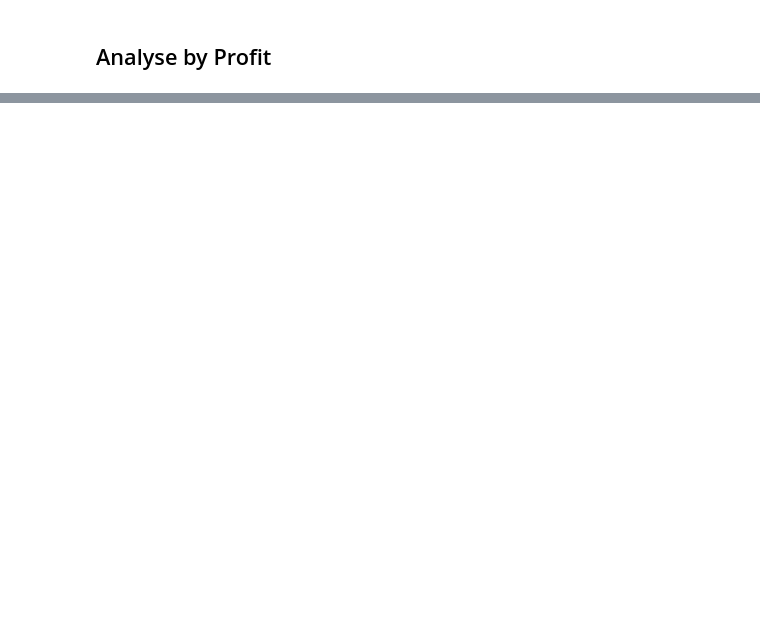
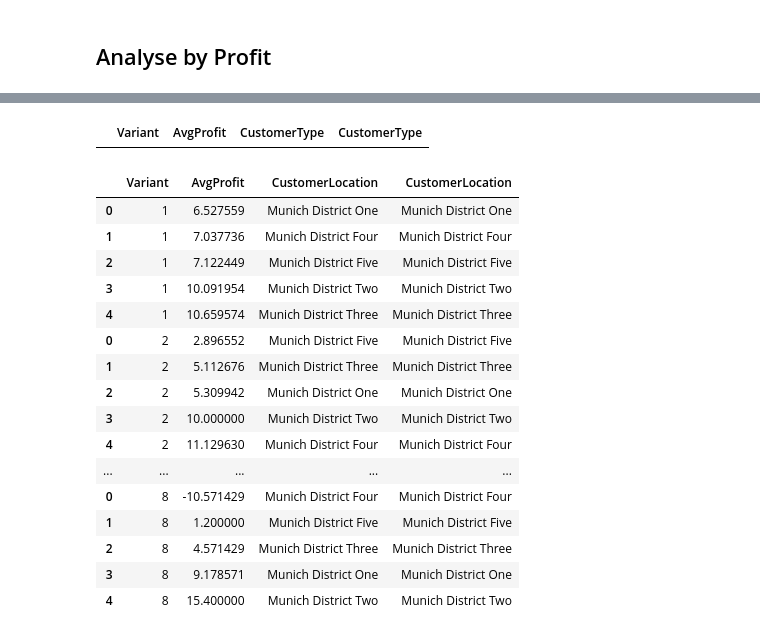
Before and after one commit to philippmayrth/IISProcessInt, a Jupyter notebook: BPMN.ipynb, the cells around one changed output, grey strips where cells are left out. Drawn from its saved outputs; the diff is of its cells as text; code cells hidden in the pictures; blank space fills up the shorter version.

```diff
--- a/BPMN.ipynb
+++ b/BPMN.ipynb
@@ -384,0 +405,5 @@ IsCustomerSatisfied: 0.14747506910145264
+# %%
+profitByVariant = pd.read_sql_query("""SELECT Variant, avg(Revenue - Costs) AS AvgProfit
+FROM Pizza_Case
+GROUP BY Variant""", con)
+profitByVariant
@@ -384,0 +421,45 @@ IsCustomerSatisfied: 0.14747506910145264
+# %%
+def profitBy(attribute, where="1=1"):
+    return pd.read_sql_query(f"""SELECT {attribute}, avg(Revenue - Costs) AS AvgProfit, *
+    FROM Pizza_Case
+    where {where}
+    GROUP BY {attribute}
+    order by AvgProfit
+    """, con)
+# %%
+def analyseProfitBy(column, wheres=["1=1"], keepFields=[], keepAll=False):
+    assert type(keepFields) == list, "field list must be LIST not " + str(type(keepFields))
+    assert type(wheres) == list, "where must be a list of where clauses not "+str(type(wheres))
+    profitByVariant = pd.DataFrame()
+    for i in wheres:
+        res = profitBy(column, i)
+        profitByVariant = pd.concat([profitByVariant, res])
+    keepCols = profitByVariant[keepFields + ["AvgProfit", column]]
+    # delete all rows where avgprofit is bigger than 0
+    if keepAll == False:
+        keepCols = keepCols[keepCols["AvgProfit"] < 0]
+    return keepCols
+# %%
+analyseProfitBy("CustomerType", [f"Variant = {i}" for i in range(0, 9)], ["Variant"])
+# %% [output]
+|  | Variant | AvgProfit | CustomerType | CustomerType |
+# %%
+analyseProfitBy("CustomerLocation", [f"Variant = {i}" for i in range(0, 9)], ["Variant"], keepAll=True)
+# %% [output]
+|  | Variant | AvgProfit | CustomerLocation | CustomerLocation |
+| 0 | 1 | 6.527559 | Munich District One | Munich District One |
+| 1 | 1 | 7.037736 | Munich District Four | Munich District Four |
+| 2 | 1 | 7.122449 | Munich District Five | Munich District Five |
+| 3 | 1 | 10.091954 | Munich District Two | Munich District Two |
+| 4 | 1 | 10.659574 | Munich District Three | Munich District Three |
+| 0 | 2 | 2.896552 | Munich District Five | Munich District Five |
+| 1 | 2 | 5.112676 | Munich District Three | Munich District Three |
+| 2 | 2 | 5.309942 | Munich District One | Munich District One |
+| 3 | 2 | 10.000000 | Munich District Two | Munich District Two |
+| 4 | 2 | 11.129630 | Munich District Four | Munich District Four |
+| ... | ... | ... | ... | ... |
+| 0 | 8 | -10.571429 | Munich District Four | Munich District Four |
+| 1 | 8 | 1.200000 | Munich District Five | Munich District Five |
+| 2 | 8 | 4.571429 | Munich District Three | Munich District Three |
+| 3 | 8 | 9.178571 | Munich District One | Munich District One |
+| 4 | 8 | 15.400000 | Munich District Two | Munich District Two |
```
Also changed, not shown: parts of 20 cells of this notebook, 2 other files.
